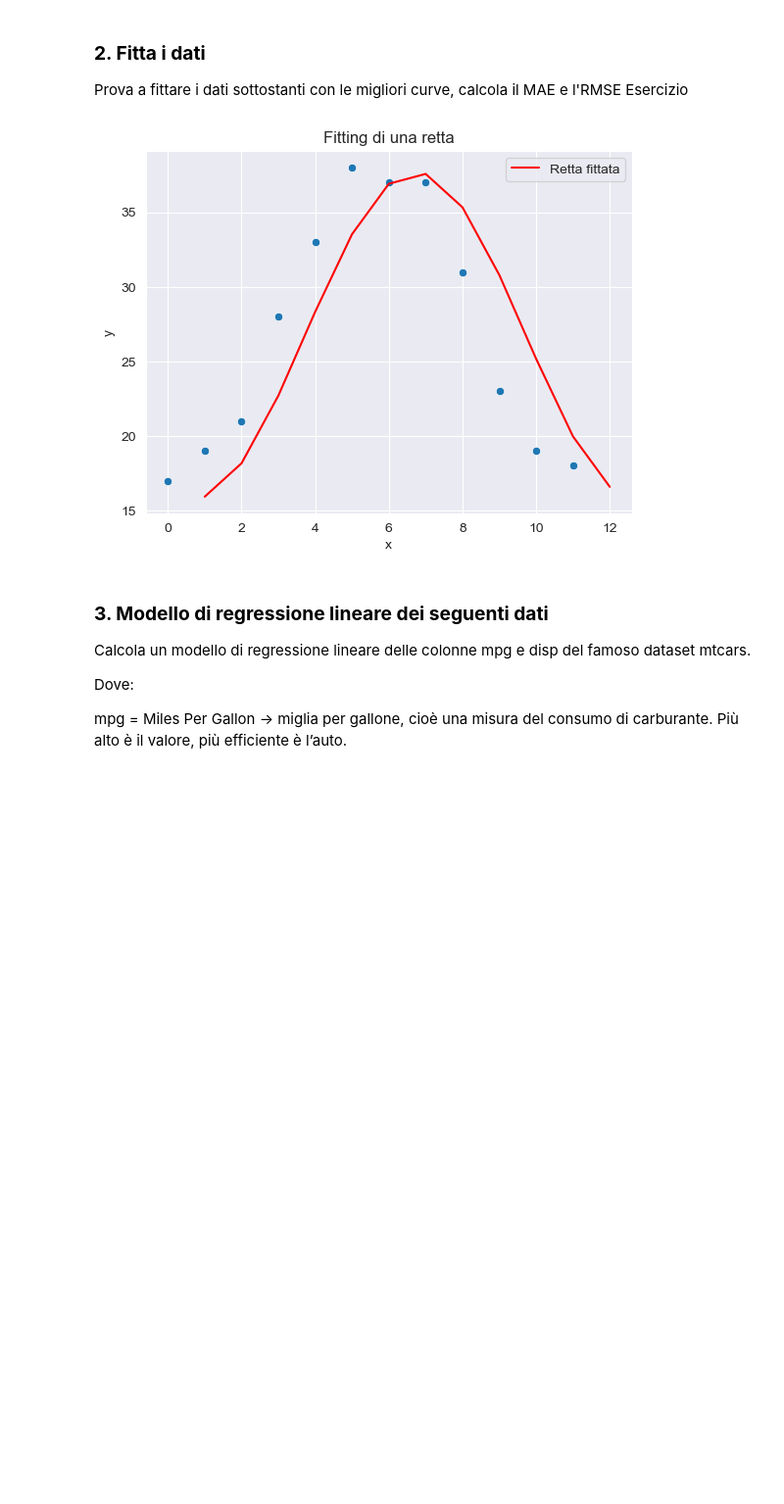
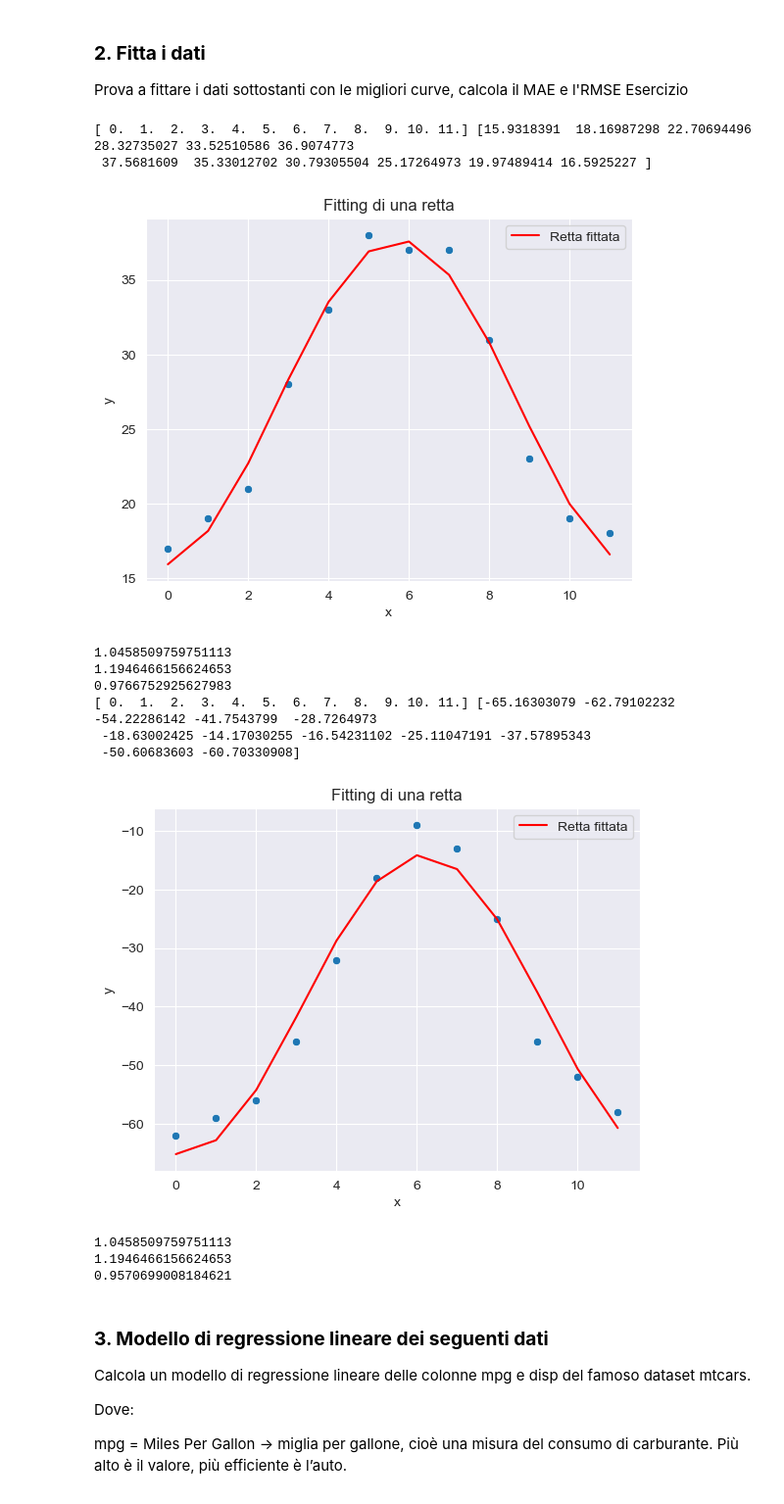
Before and after one commit to nickol00/prog2, a Jupyter notebook: 7.4_esercizi_lez7.ipynb, the cells around one changed output. Shown at 98% size. Saved outputs shown, nothing was run; the diff lists cells and outputs as text; code cells hidden in the pictures; blank space fills up the shorter version.

```diff
--- a/7.4_esercizi_lez7.ipynb
+++ b/7.4_esercizi_lez7.ipynb
@@ -45,39 +45,98 @@ Esercizio
 # %%
 import numpy as np
 import scipy as sp
 import seaborn as sns
 import math
 
 def cosine(x, offset, amp, phase):
     return offset + amp * np.cos((2 * np.pi / 12) * (x - phase))
 
 temp_max = np.array([17, 19, 21, 28, 33, 38, 37, 37, 31, 23, 19, 18])
 temp_min = np.array([-62, -59, -56, -46, -32, -18, -9, -13, -25, -46, -52, -58])
 import matplotlib.pyplot as plt
+n_temp_max = temp_max.size
+
 
 sns.set_style(style="darkgrid")
 sns.scatterplot(temp_max)
-x = np.linspace(start=1,stop=len(temp_max),endpoint=True, num=12)
+x = np.linspace(start=0,stop=len(temp_max)-1,endpoint=True, num=12)
 
 
 params, _ = sp.optimize.curve_fit(f=cosine , xdata=x ,ydata=temp_max)
 offset, amp, phase = params
 
 
-y_fit_q_sp = cosine(x, offset, amp, phase)
-# Output dei parametri
+y_fit_max = cosine(x, offset, amp, phase)
 
-# Plot
-plt.plot(x, y_fit_q_sp, label="Retta fittata", color="red")
+print(x, y_fit_max)
+# plot
+
+plt.plot(x, y_fit_max, label="Retta fittata", color="red")
 plt.legend()
 plt.xlabel("x")
 plt.ylabel("y")
 plt.title("Fitting di una retta")
 plt.show()
 
-# MAE e RMSE per lineare (NumPy)
+
+# MAE e RMSE per lineare e Rquadro
+MAE_max = sum(abs(temp_max-y_fit_max))/n_temp_max
+RMSE_max = math.sqrt(sum((temp_max-y_fit_max)**2)/n_temp_max)
+ss_tot = np.sum((temp_max - np.mean(temp_max))**2)
+ss_res = np.sum((temp_max - y_fit_max)**2)
+r2 = 1 - ss_res / ss_tot
+print(MAE_max)
+print(RMSE_max)
+print(r2)
+
+
+
+# ora per temp min
+n_temp_min = temp_min.size
+sns.scatterplot(temp_min)
+x = np.linspace(start=0,stop=len(temp_min)-1,endpoint=True, num=12)
+
+
+params, _ = sp.optimize.curve_fit(f=cosine , xdata=x ,ydata=temp_min)
+offset, amp, phase = params
+
+
+y_fit_min = cosine(x, offset, amp, phase)
+
+print(x, y_fit_min)
+# plot
+
+plt.plot(x, y_fit_min, label="Retta fittata", color="red")
+plt.legend()
+plt.xlabel("x")
+plt.ylabel("y")
+plt.title("Fitting di una retta")
+plt.show()
+
+
+# MAE e RMSE per lineare e Rquadro
+MAE = sum(abs(temp_min-y_fit_min))/n_temp_min
+RMSE = math.sqrt(sum((temp_min-y_fit_min)**2)/n_temp_min)
+ss_tot = np.sum((temp_min - np.mean(temp_min))**2)
+ss_res = np.sum((temp_min - y_fit_min)**2)
+r2 = 1 - ss_res / ss_tot
+print(MAE_max)
+print(RMSE_max)
+print(r2)
 # %% [output]
+[ 0.  1.  2.  3.  4.  5.  6.  7.  8.  9. 10. 11.] [15.9318391  18.16987298 22.70694496 28.32735027 33.52510586 36.9074773
+ 37.5681609  35.33012702 30.79305504 25.17264973 19.97489414 16.5925227 ]
-[figure, old version]
+[figure, new version]
+1.0458509759751113
+1.1946466156624653
+0.9766752925627983
+[ 0.  1.  2.  3.  4.  5.  6.  7.  8.  9. 10. 11.] [-65.16303079 -62.79102232 -54.22286142 -41.7543799  -28.7264973
+ -18.63002425 -14.17030255 -16.54231102 -25.11047191 -37.57895343
+ -50.60683603 -60.70330908]
+[figure, added]
+1.0458509759751113
+1.1946466156624653
+0.9570699008184621
 # %% [markdown]
 ### **3. Modello di regressione lineare dei seguenti dati**
 
```
Also changed, not shown: parts of 1 cell of this notebook.
